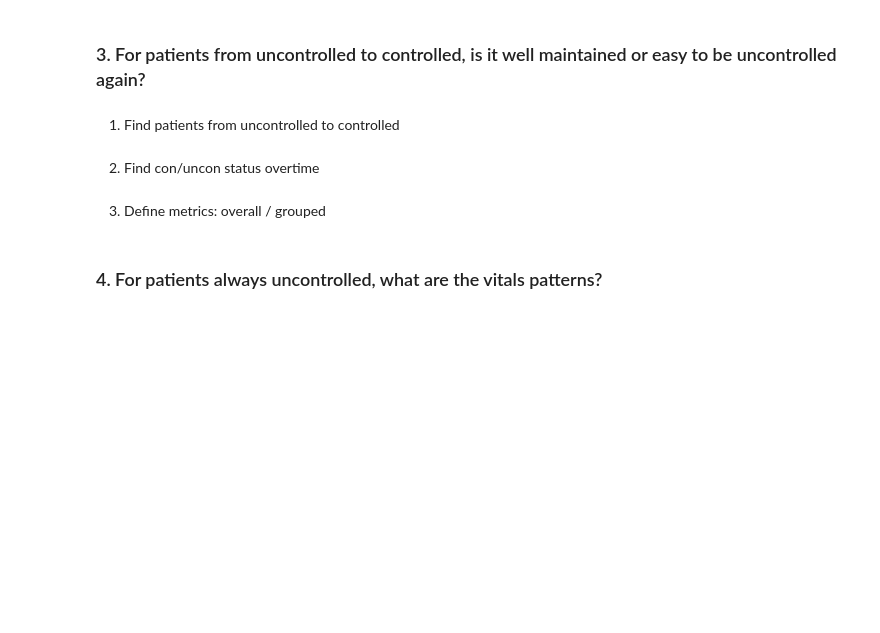
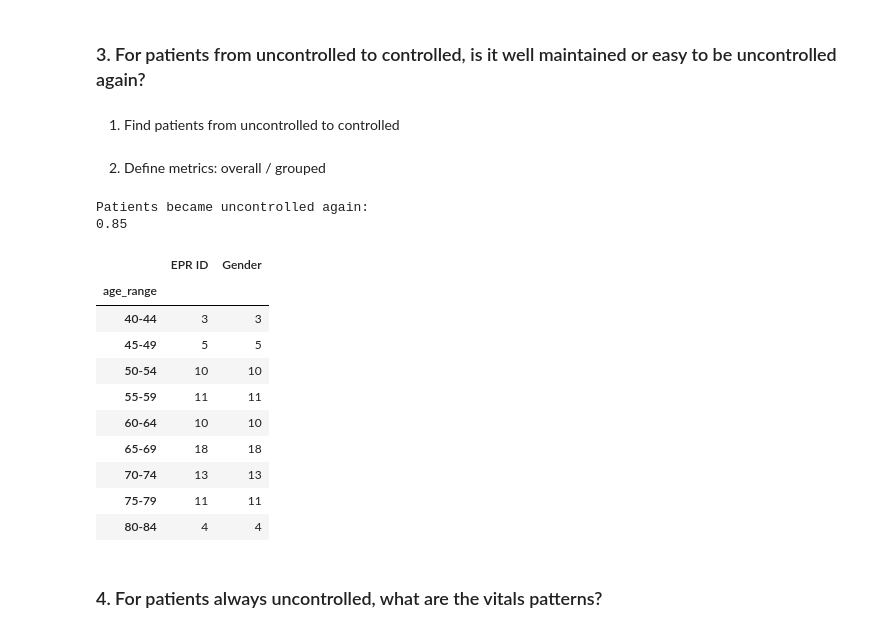
Before and after one commit to ruixuanzheng/iHealthChallenge, a Jupyter notebook: solution.ipynb, the cells around one changed output. Saved outputs shown, nothing was run; the diff lists cells and outputs as text; code cells hidden in the pictures; blank space fills up the shorter version.

```diff
--- a/solution.ipynb
+++ b/solution.ipynb
@@ -271 +268,9 @@ df.head()
+# %%
+# select the initial uncontrolled records with its later controlled status
+df_uncon2con = pd.DataFrame()
+for i in df_initial_un["EPR ID"].tolist():
+    controlled_record = df[(df["EPR ID"] == i) & (df["bp_controlled"] == "Controlled")]
+    if len(controlled_record) != 0:
+        controlled_first = controlled_record.head(1)
+        df_uncon2con = df_uncon2con.append(df_initial_un[df_initial_un["EPR ID"]==i], ignore_index=True).append(controlled_first, ignore_index=True)
 # %% [markdown]
@@ -272,0 +278,5 @@ df.head()
+# %%
+# calculate the average
+df_un = df_uncon2con[df_uncon2con["bp_controlled"] == "Uncontrolled"][["EPR ID", "datetime_utc"]]
+df_con = df_uncon2con[df_uncon2con["bp_controlled"] == "Controlled"][["EPR ID", "datetime_utc"]]
+df_uncon2con_date = df_un.merge(df_con, on="EPR ID")
@@ -282,10 +335,44 @@ df.head()
 ### 3.	For patients from uncontrolled to controlled, is it well maintained or easy to be uncontrolled again?
 # %% [markdown]
 1. Find patients from uncontrolled to controlled
-# %% [markdown]
-2. Find con/uncon status overtime
+# %%
+# df_initial_all is all records for patients from uncontrolled to controlled
+df_initial_all = df[df['EPR ID'].isin(df_uncon2con["EPR ID"].drop_duplicates())]
+df_initial_all = df_initial_all.sort_values(by=['EPR ID', 'datetime_utc'])
+# %%
+# create the df_after dataframe containing the records after patients are controlled
+df_after = pd.DataFrame()
+for i in range(len(df_con)):
+    if len(a) != 0:
+        a = df_initial_all[(df_initial_all["EPR ID"] == df_con["EPR ID"].iloc[i]) & (df_initial_all["datetime_utc"] >= df_con["datetime_utc"].iloc[i])]
+        df_after = df_after.append(a, ignore_index=True)
+
+# if cnt is 2 in df_after_cnt, it means the patient condition fluctuate; if it's 1 it means it remains as controlled afterwards
+df_after_cnt = df_after.groupby(["EPR ID", "bp_controlled"]).count().reset_index().groupby(["EPR ID"]).count().reset_index()
 # %% [markdown]
-3. Define metrics: overall / grouped
+2. Define metrics: overall / grouped
+# %%
+print("Patients became uncontrolled again: ")
+print(len(df_after_cnt[df_after_cnt["bp_controlled"] == 2]) / len(df_after_cnt))
+# %% [output]
+Patients became uncontrolled again:
+0.85
+# %%
+# find if has patterns in gender/age
+# the distribution is quite normal. Cannot find relationship with gender/age
+df[df["EPR ID"].isin(df_after_cnt.loc[df_after_cnt["bp_controlled"] == 2, "EPR ID"].tolist())][["EPR ID", "age_range", "Gender"]].drop_duplicates().groupby("age_range").count()
+# %% [output]
+|  | EPR ID | Gender |
+| age_range |  |  |
+| 40-44 | 3 | 3 |
+| 45-49 | 5 | 5 |
+| 50-54 | 10 | 10 |
+| 55-59 | 11 | 11 |
+| 60-64 | 10 | 10 |
+| 65-69 | 18 | 18 |
+| 70-74 | 13 | 13 |
+| 75-79 | 11 | 11 |
+| 80-84 | 4 | 4 |
 # %% [markdown]
 ### 4.	For patients always uncontrolled, what are the vitals patterns?
 # %% [markdown]
```
Also changed, not shown: parts of 22 cells of this notebook.
